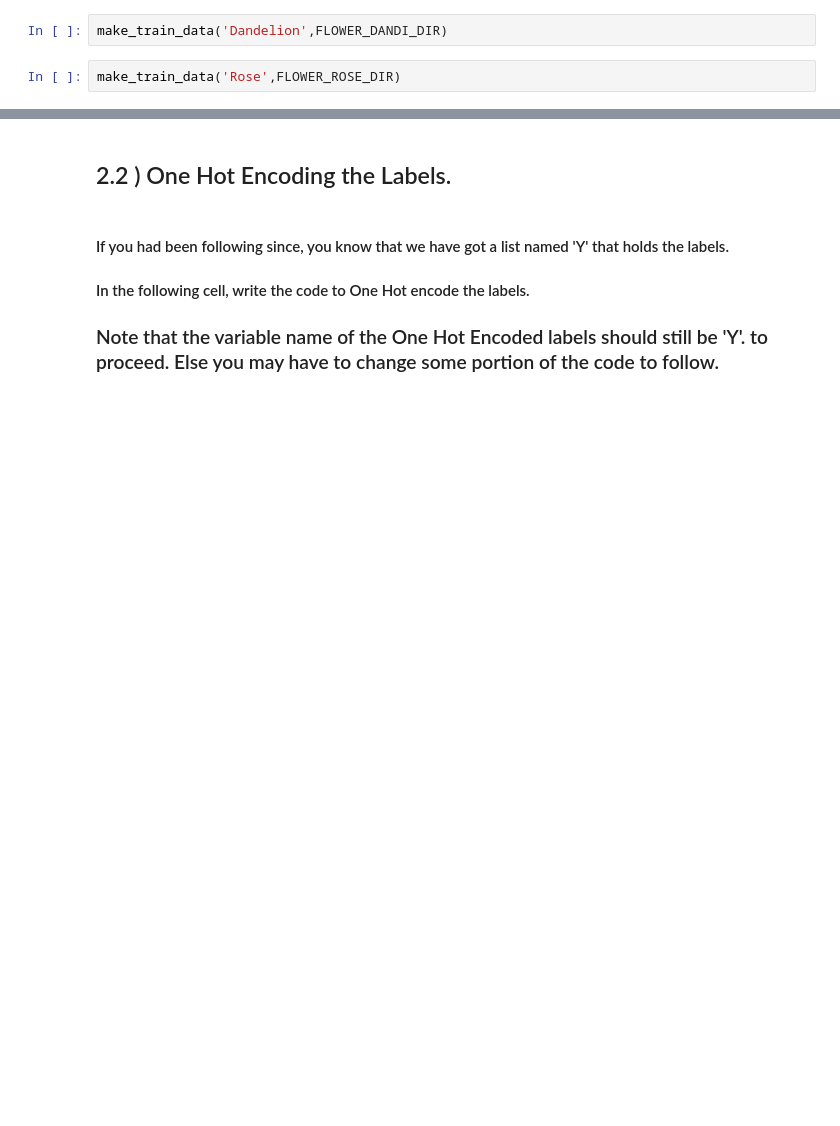
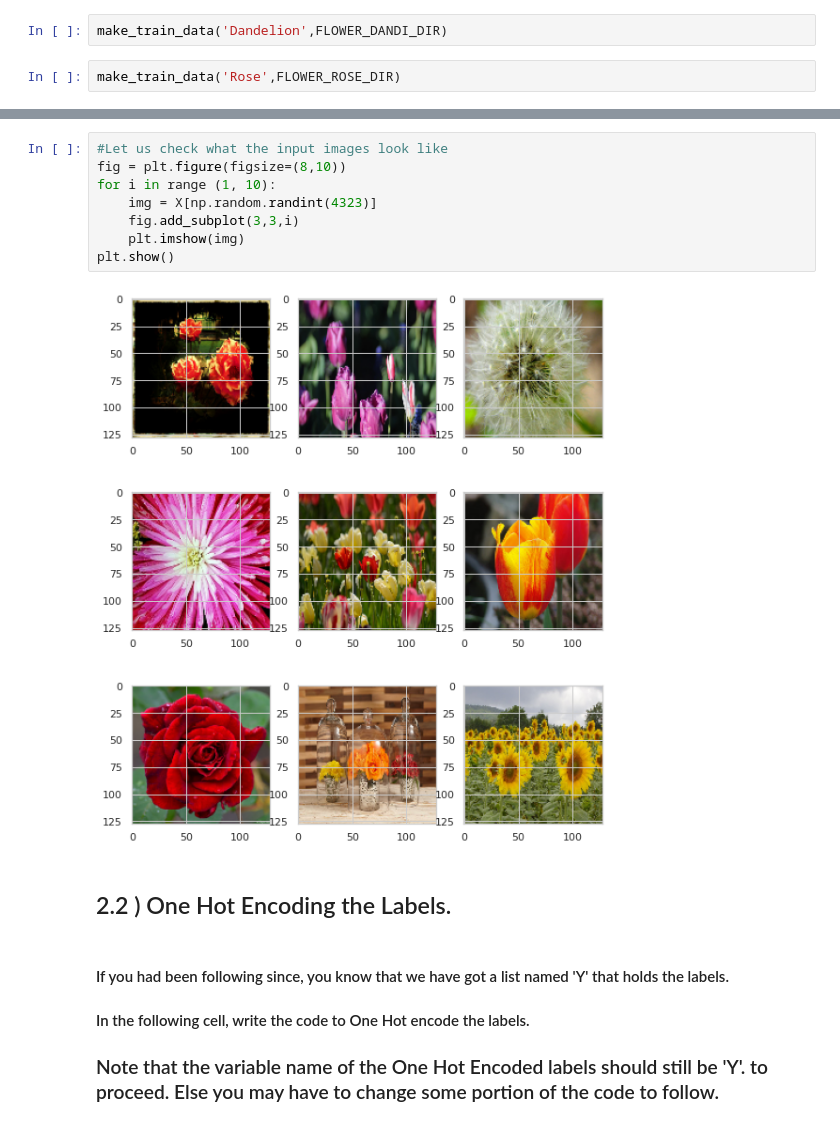
Before and after one commit to AASF-IIITM/DeepLearning_Contest, a Jupyter notebook: DeepLearning_Contest.ipynb, the cells around one changed output, grey strips where cells are left out. Drawn from its saved outputs; the diff is of its cells as text; blank space fills up the shorter version.

```diff
--- a/DeepLearning_Contest.ipynb
+++ b/DeepLearning_Contest.ipynb
@@ -154,3 +165,13 @@ print("The number of labels is: ",len(Y))
+# %%
+#Let us check what the input images look like
+fig = plt.figure(figsize=(8,10))
+for i in range (1, 10):
+    img = X[np.random.randint(4323)]
+    fig.add_subplot(3,3,i)
+    plt.imshow(img)
+plt.show()
+# %% [output]
+[figure, added]
 # %% [markdown]
 ## 2.2 ) One Hot Encoding the Labels.
 # %% [markdown]
```
Also changed, not shown: parts of 22 cells of this notebook.
